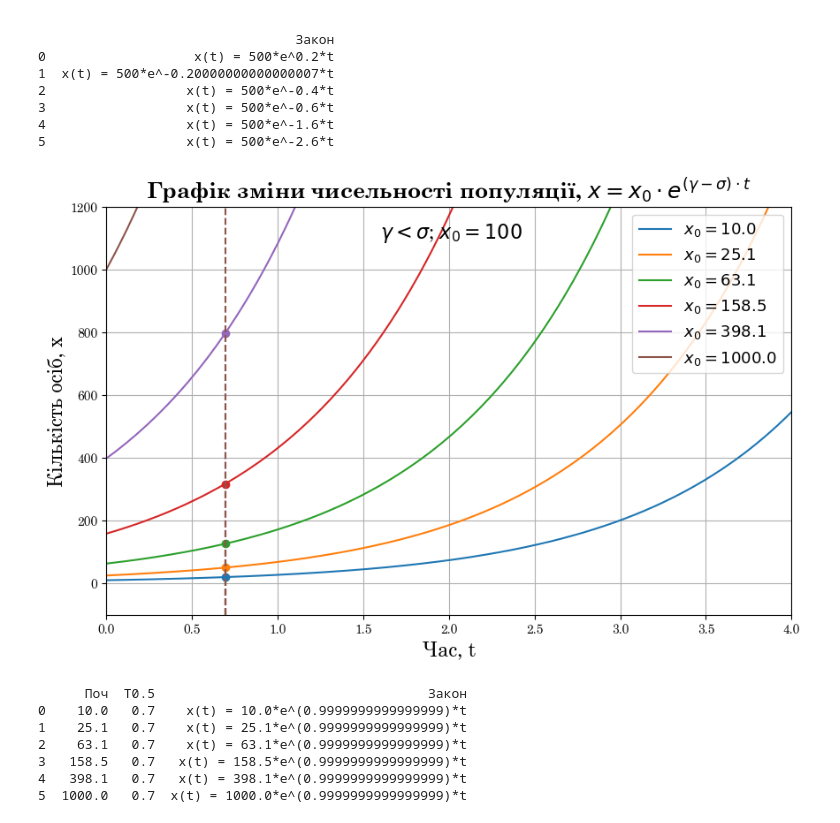
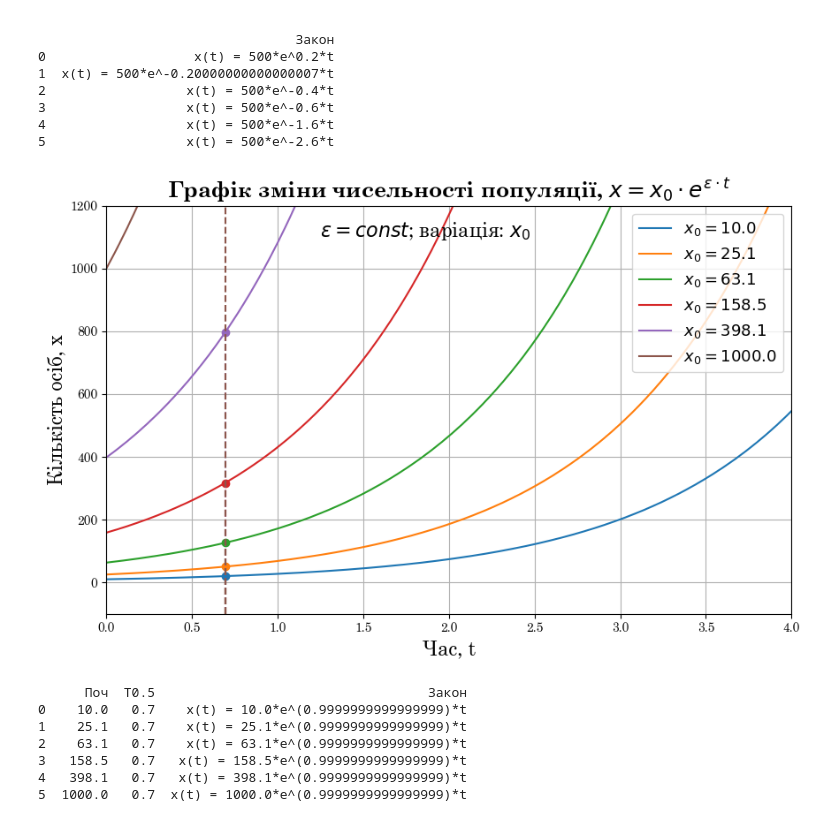
Before and after one commit to ArsenIsh26/Biophysics, a Jupyter notebook: Практична робота з Біофізики №1.ipynb, the cells around one changed output. Drawn from its saved outputs; the diff is of its cells as text; code cells hidden in the pictures.

```diff
--- a/Практична робота з Біофізики №1.ipynb
+++ b/Практична робота з Біофізики №1.ipynb
@@ -138,10 +134,6 @@ print(df)
 4                  x(t) = 500*e^-1.6*t
 5                  x(t) = 500*e^-2.6*t
 # %%
-import numpy as np
-import matplotlib.pyplot as plt
-import pandas as pd
-
 gamma = 1.4
 sigma = 0.4  # виправлено на крапку
 t = np.arange(0, 10, 0.01)
@@ -161,36 +153,36 @@ for initial_x0 in x0:
 
     if sigma != gamma:
         epsilon = gamma - sigma
         T05 = np.log(2) / abs(epsilon)
         law = f'x(t) = {initial_x0.round(1)}*e^({gamma - sigma})*t'
 
         x0_val.append(round(initial_x0, 1))
         T05_val.append(round(T05, 1))
         law_val.append(law)
 
         plt.vlines(T05, -100, initial_x0 * np.exp((gamma - sigma) * T05), color=curve_color, linestyle='--')
         plt.plot(T05, initial_x0 * np.exp((gamma - sigma) * T05), 'o', color=curve_color)  # Точка перетину
 
 plt.xlim(0, 4)
 plt.ylim(-100, 1200)
 plt.xlabel('Час, t', fontsize=16)
 plt.ylabel('Кількість осіб, x', fontsize=16)
-plt.title(r'Графік зміни чисельності популяції, $x = x_0 \cdot e^{(\gamma - \sigma) \cdot t}$', fontsize = 18, fontweight='bold')
-plt.text(1.6, 1100, r'$\gamma < \sigma$; $x_0 = 100$', fontsize = 16)
+plt.title(r'Графік зміни чисельності популяції, $x = x_0 \cdot e^{\epsilon \cdot t}$', fontsize = 18, fontweight='bold')
+plt.text(1.25, 1100, r'$\epsilon = const$; варіація: $x_0$ ', fontsize = 16)
 plt.legend(fontsize=13, loc='upper right')
 plt.grid()
 plt.show()
 
 data = {
     'Поч': x0_val,
     'T0.5': T05_val,
     'Закон': law_val
 }
 df = pd.DataFrame(data)
 
 print(df.round(1))
 # %% [output]
-[figure, old version]
+[figure, new version]
       Поч  T0.5                                   Закон
 0    10.0   0.7    x(t) = 10.0*e^(0.9999999999999999)*t
 1    25.1   0.7    x(t) = 25.1*e^(0.9999999999999999)*t
```
Also changed, not shown: parts of 2 cells of this notebook.
